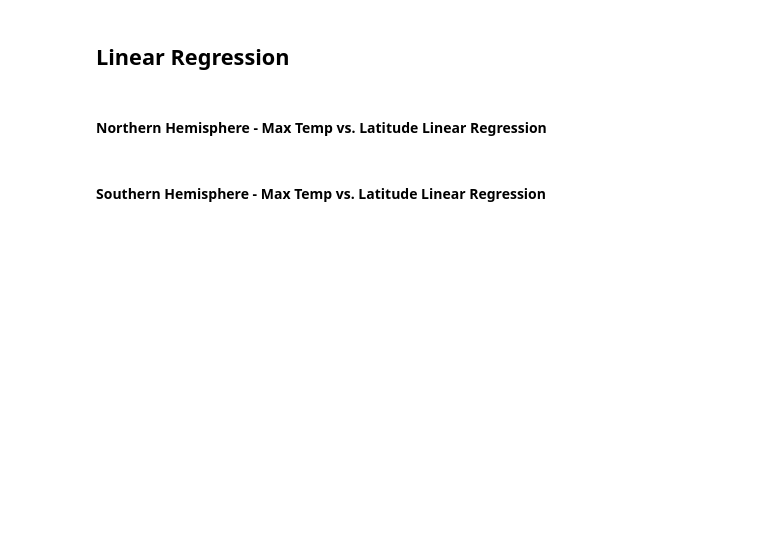
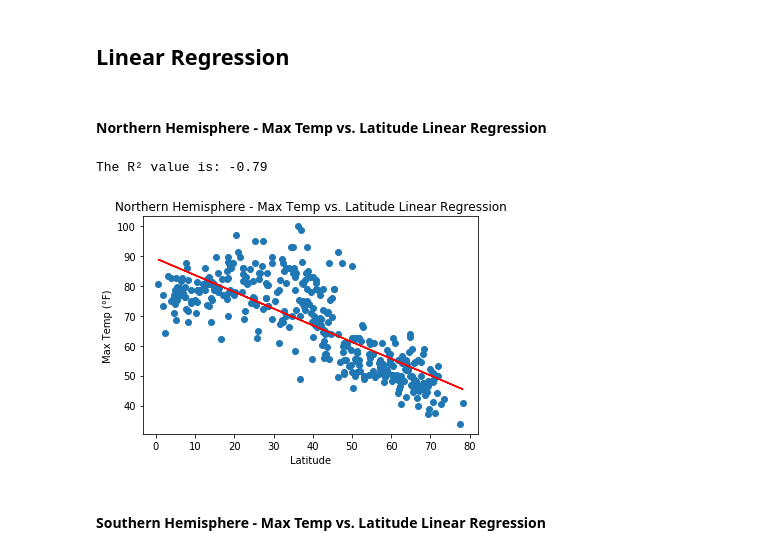
Before and after one commit to Yellowstoner/python-api-challenge, a Jupyter notebook: WeatherPy/WeatherPy.ipynb, the cells around one changed output. Saved outputs shown, nothing was run; the diff lists cells and outputs as text; code cells hidden in the pictures; blank space fills up the shorter version.

```diff
--- a/WeatherPy/WeatherPy.ipynb
+++ b/WeatherPy/WeatherPy.ipynb
@@ -66,4 +54,22 @@ set_counter = 1
 ### Perform API Calls
 * Perform a weather check on each city using a series of successive API calls.
 * Include a print log of each city as it'sbeing processed (with the city number and city name).
+# %%
+# Set URLs
+base_url = "http://api.openweathermap.org/data/2.5/weather?units=Imperial&APPID=" + weather_api_key
+
+# Variables and Lists
+city_id = []
+cloudiness = []
+country = []
+date = []
+humidity = []
+lat = []
+lng = []
+max_temp = []
+wind_speed = []
+
+# counters
+record = 0
+record_set = 1
 # %%
@@ -110,15 +135,15 @@ print("-----------------------------")
 # %%
 # Create a panda data frame using data retrieved
 weather_dict = pd.DataFrame({
-                "City" : city_names,
+                "City" : city_id,
                 "Cloudiness" : cloudiness,
-                "Country" : countries,
-                "Date" : dates,
+                "Country" : country,
+                "Date" : date,
                 "Humidity" : humidity,
                 "Lat" : lat,
                 "Lng" : lng,
-                "Max Temp" : max_temps,
-                "Wind Speed" : wind_speeds
+                "Max Temp" : max_temp,
+                "Wind Speed" : wind_speed
 })
 # %%
 weather_dict.count()
@@ -172,14 +230,14 @@ plt.savefig("../images/Latitude vs Wind Speed.png")
 ## Linear Regression
 # %%
 # OPTIONAL: Create a function to create Linear Regression plots
-def linear_regression(x,y):
-    print(f"The r-squared is : {round(linregress.pearsonr(x, y)[0],2)}")
+def linear_regression(x, y):
     (slope, intercept, rvalue, pvalue, stderr) = linregress(x, y)
-    regress_values = x * slope + intercept
-    line_eq = "y = " + str(round(slope,2)) + "x + " + str(round(intercept,2))
+    regression = x * slope + intercept
+    line = "y = " + str(round(slope,2)) + "x + " + str(round(intercept,2))
     plt.scatter(x, y)
-    plt.plot(x,regress_values,"r-")
-    return line_eq
+    plt.plot(x, regression, "r-")
+    print(f"The R² value is: {round(st.pearsonr(x, y)[0],2)}")
+    return regression
 # %%
 # Create Northern and Southern Hemisphere DataFrames
 northern_hemisphere = weather_dict.loc[weather_dict["Lat"] >= 0]
@@ -187,11 +245,13 @@ southern_hemisphere = weather_dict.loc[weather_dict["Lat"] < 0]
 # %% [markdown]
 ####  Northern Hemisphere - Max Temp vs. Latitude Linear Regression
 # %%
-equation = linear_regression(northern_hemisphere["Lat"], northern_hemisphere["Max Temp"])
-annotate(equation, 0, 0)
+regression = linear_regression(northern_hemisphere["Lat"], northern_hemisphere["Max Temp"])
 plt.title("Northern Hemisphere - Max Temp vs. Latitude Linear Regression")
 plt.xlabel("Latitude")
-plt.ylabel("Max Temp (F)")
+plt.ylabel("Max Temp (°F)")
 plt.savefig("../images/Northern Hemisphere - Max Temp vs. Latitude Linear Regression.png")
+# %% [output]
+The R² value is: -0.79
+[figure, added]
 # %% [markdown]
 ####  Southern Hemisphere - Max Temp vs. Latitude Linear Regression
```
Also changed, not shown: parts of 16 cells of this notebook, 19 other files.
